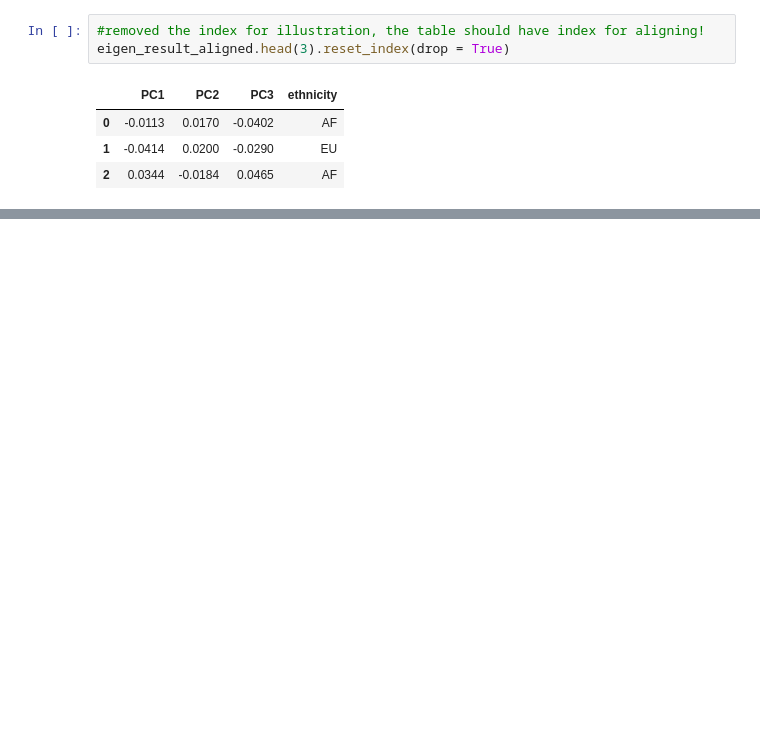
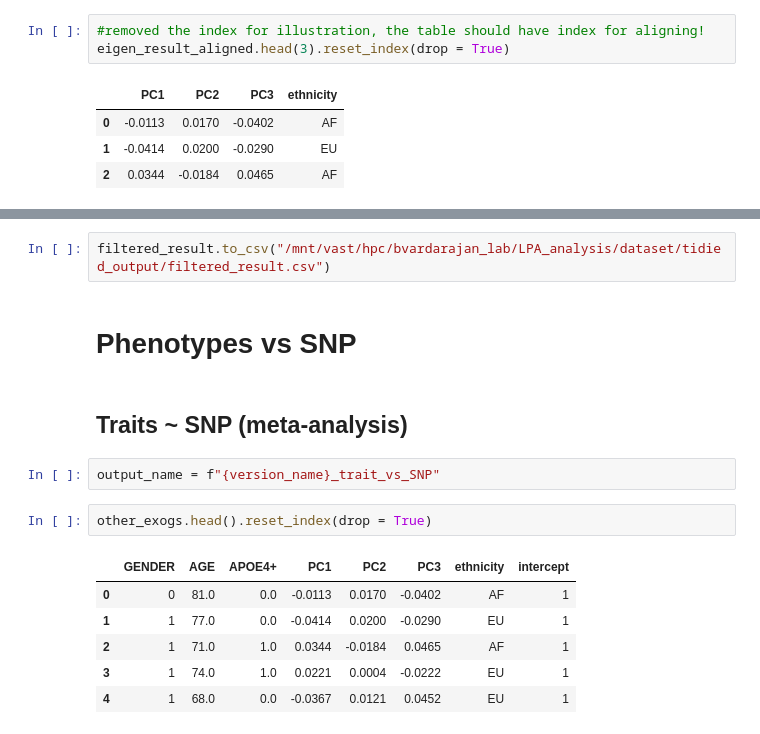
Before and after one commit to alexliyihao/lpa-analysis, a Jupyter notebook: docs/example.ipynb, the cells around one changed output, grey strips where cells are left out. Saved outputs shown, nothing was run; the diff lists cells and outputs as text; blank space fills up the shorter version.

```diff
--- a/docs/example.ipynb
+++ b/docs/example.ipynb
@@ -490,0 +219,17 @@ aggregate_results.shape
+# %%
+filtered_result.to_csv("/mnt/vast/hpc/bvardarajan_lab/LPA_analysis/dataset/tidied_output/filtered_result.csv")
+# %% [markdown]
+# Phenotypes vs SNP
+# %% [markdown]
+## Traits ~ SNP (meta-analysis)
+# %%
+output_name = f"{version_name}_trait_vs_SNP"
+# %%
+other_exogs.head().reset_index(drop = True)
+# %% [output]
+|  | GENDER | AGE | APOE4+ | PC1 | PC2 | PC3 | ethnicity | intercept |
+| 0 | 0 | 81.0 | 0.0 | -0.0113 | 0.0170 | -0.0402 | AF | 1 |
+| 1 | 1 | 77.0 | 0.0 | -0.0414 | 0.0200 | -0.0290 | EU | 1 |
+| 2 | 1 | 71.0 | 1.0 | 0.0344 | -0.0184 | 0.0465 | AF | 1 |
+| 3 | 1 | 74.0 | 1.0 | 0.0221 | 0.0004 | -0.0222 | EU | 1 |
+| 4 | 1 | 68.0 | 0.0 | -0.0367 | 0.0121 | 0.0452 | EU | 1 |
```
Also changed, not shown: parts of 147 cells of this notebook.
